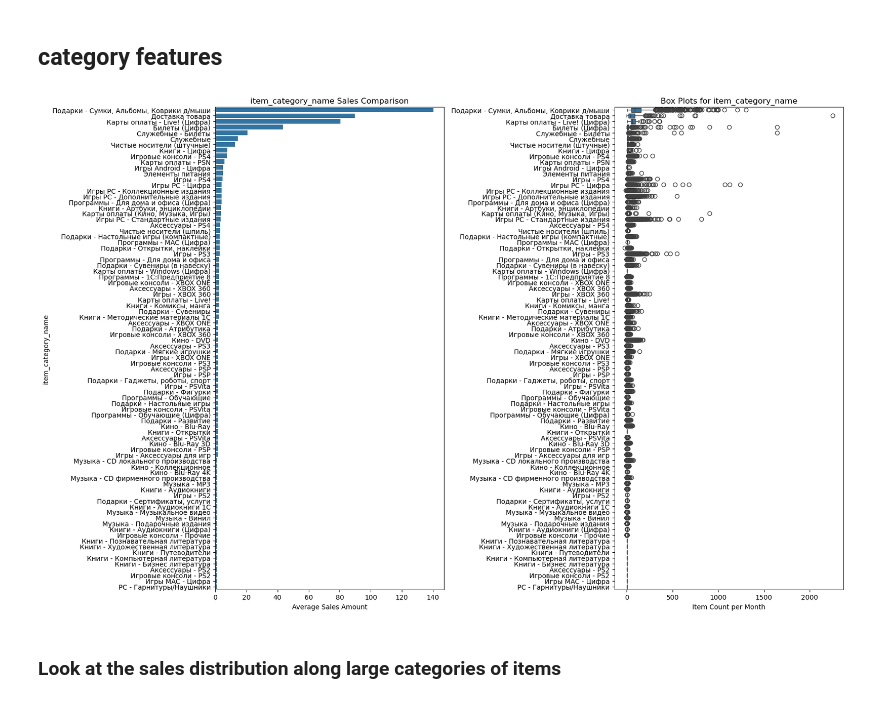
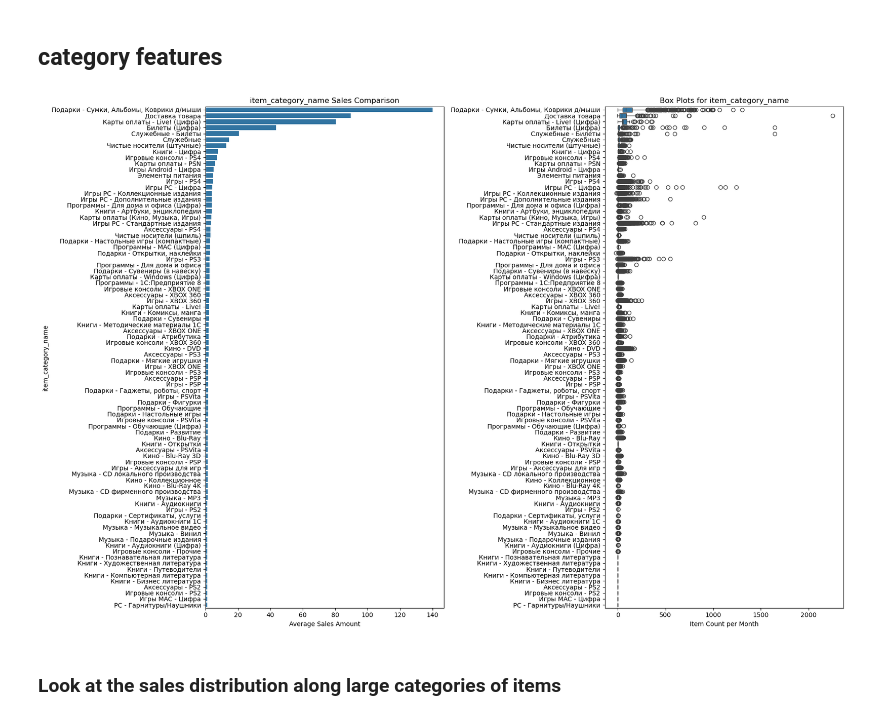
Before and after one commit to Alexennk/ml-ds-practice, a Jupyter notebook: notebooks/eda_notebook.ipynb, the cells around one changed output. Drawn from its saved outputs; the diff is of its cells as text; code cells hidden in the pictures.

Commit message:
DS-1.2 EDA
Changes:
- create and export a "full_train_df" dataframe in the ETL Layer

```diff
--- a/notebooks/eda_notebook.ipynb
+++ b/notebooks/eda_notebook.ipynb
@@ -373,9 +395,9 @@ Nevertheless, this information is still hardly useful for predictions, because o
 # %% [markdown]
 ## **category** features
 # %%
-eda.plot_barpot_boxplot(aggregated_train_df, 'item_category_name', figsize=(17, 11))
+eda.plot_barpot_boxplot(aggregated_train_df, 'item_category_name', figsize=(18, 12))
 # %% [output]
-[figure, old version]
+[figure, new version]
 # %% [markdown]
 ### Look at the sales distribution along large categories of items
 # %%
```
Also changed, not shown: parts of 5 cells of this notebook, 1 other file.
